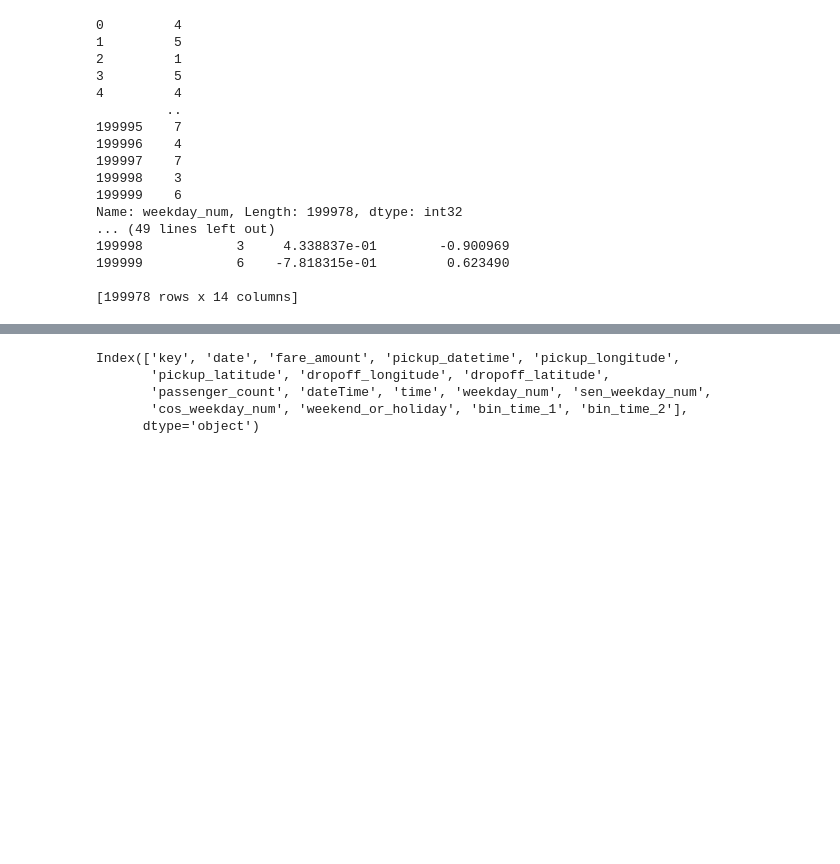
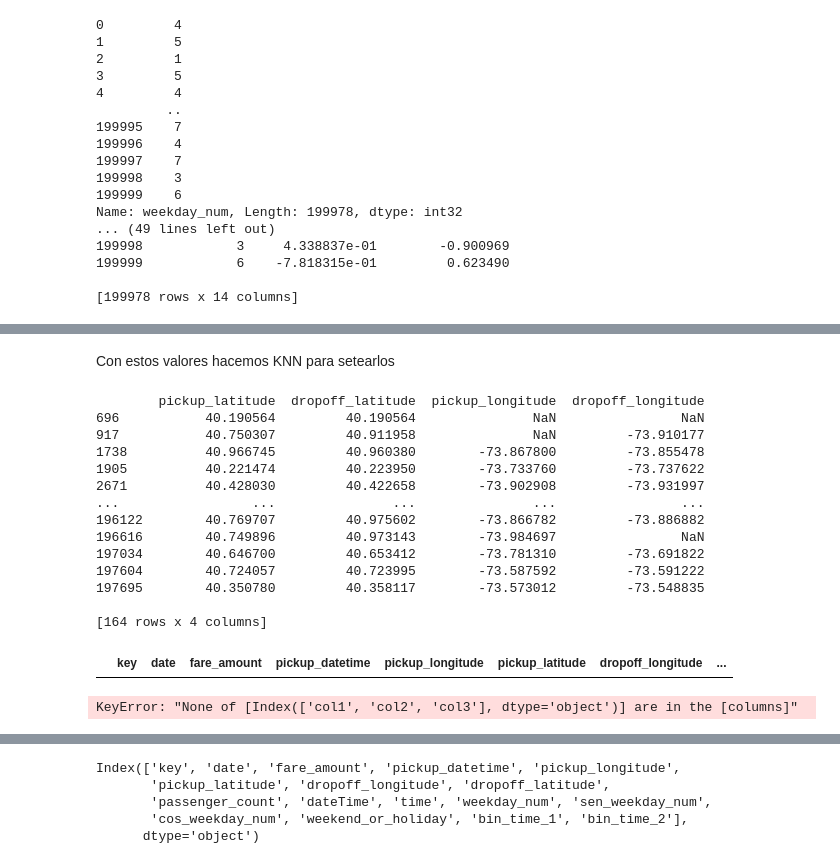
Before and after one commit to mirandaonega/AA1-TUIA-2025C2-Olivieri-Onega, a Jupyter notebook: Tp-MiriOnega-JereOlivieri.ipynb, the cells around one changed output, grey strips where cells are left out. Saved outputs shown, nothing was run; the diff lists cells and outputs as text; code cells hidden in the pictures; blank space fills up the shorter version.

```diff
--- a/Tp-MiriOnega-JereOlivieri.ipynb
+++ b/Tp-MiriOnega-JereOlivieri.ipynb
@@ -213,0 +234,78 @@ df.loc[(df['passenger_count'] > 6), 'passenger_count'] = 6
+# %%
+# Set invalid coordinates to 0 (or None / NaN if you prefer)
+df.loc[df["pickup_latitude"] > 41, ["pickup_latitude"]] = np.nan
+df.loc[df["pickup_latitude"] < 40, ["pickup_latitude"]] = np.nan
+df.loc[df["dropoff_latitude"] > 41, ["dropoff_latitude"]] = np.nan
+df.loc[df["dropoff_latitude"] < 40, ["dropoff_latitude"]] = np.nan
+
+df.loc[df["pickup_longitude"] > -73.50, ["pickup_longitude"]] = np.nan
+df.loc[df["pickup_longitude"] < -74, ["pickup_longitude"]] = np.nan
+df.loc[df["dropoff_longitude"] > -73.50, ["dropoff_longitude"]] = np.nan
+df.loc[df["dropoff_longitude"] < -74, ["dropoff_longitude"]] = np.nan
+
+
+
+    # "pickup_latitude":  (df["pickup_latitude"] > 40.91) | (df["pickup_latitude"] < 40.49),
+    # "dropoff_latitude": (df["dropoff_latitude"] > 40.91) | (df["dropoff_latitude"] < 40.49),
+    # "pickup_longitude": (df["pickup_longitude"] > -73.70) | (df["pickup_longitude"] < -74.25),
+    # "dropoff_longitude": (df["dropoff_longitude"] > -73.70) | (df["dropoff_longitude"] < -74.25),
+# %% [markdown]
+Con estos valores hacemos KNN para setearlos
+# %%
+cols = ["pickup_latitude", "dropoff_latitude", "pickup_longitude", "dropoff_longitude"]
+
+df[cols] = df[cols].replace(0.0, np.nan)
+
+conditions = {
+    "pickup_latitude":  (df["pickup_latitude"] > 40.91) | (df["pickup_latitude"] < 40.49),
+    "dropoff_latitude": (df["dropoff_latitude"] > 40.91) | (df["dropoff_latitude"] < 40.49),
+    "pickup_longitude": (df["pickup_longitude"] > -73.70) | (df["pickup_longitude"] < -74.25),
+    "dropoff_longitude": (df["dropoff_longitude"] > -73.70) | (df["dropoff_longitude"] < -74.25),
+} #dentro de Nueva York
+
+invalid_mask = (
+    conditions["pickup_latitude"] |
+    conditions["dropoff_latitude"] |
+    conditions["pickup_longitude"] |
+    conditions["dropoff_longitude"]
+)
+
+print(df.loc[invalid_mask, ["pickup_latitude", "dropoff_latitude", "pickup_longitude", "dropoff_longitude"]])
+
+df[df["pickup_latitude"] ==  0.007380]
+# %% [output]
+        pickup_latitude  dropoff_latitude  pickup_longitude  dropoff_longitude
+696           40.190564         40.190564               NaN                NaN
+917           40.750307         40.911958               NaN         -73.910177
+1738          40.966745         40.960380        -73.867800         -73.855478
+1905          40.221474         40.223950        -73.733760         -73.737622
+2671          40.428030         40.422658        -73.902908         -73.931997
+...                 ...               ...               ...                ...
+196122        40.769707         40.975602        -73.866782         -73.886882
+196616        40.749896         40.973143        -73.984697                NaN
+197034        40.646700         40.653412        -73.781310         -73.691822
+197604        40.724057         40.723995        -73.587592         -73.591222
+197695        40.350780         40.358117        -73.573012         -73.548835
+
+[164 rows x 4 columns]
+|  | key | date | fare_amount | pickup_datetime | pickup_longitude | pickup_latitude | dropoff_longitude | ... |
+# %%
+from sklearn.impute import KNNImputer
+import pandas as pd
+
+# Select columns for imputation and features
+cols_to_use = ['col1', 'col2', 'col3']  # Columns to impute and use as features
+df_subset = df[cols_to_use]
+
+# Initialize KNNImputer
+knn_imputer = KNNImputer(n_neighbors=10)
+
+# Perform imputation
+df_imputed_subset = pd.DataFrame(knn_imputer.fit_transform(df_subset),
+                                columns=cols_to_use,
+                                index=df.index)
+
+# Merge imputed columns back into the original DataFrame
+df[cols_to_use] = df_imputed_subset
+# %% [output]
+KeyError: "None of [Index(['col1', 'col2', 'col3'], dtype='object')] are in the [columns]"
```
Also changed, not shown: parts of 76 cells of this notebook.
